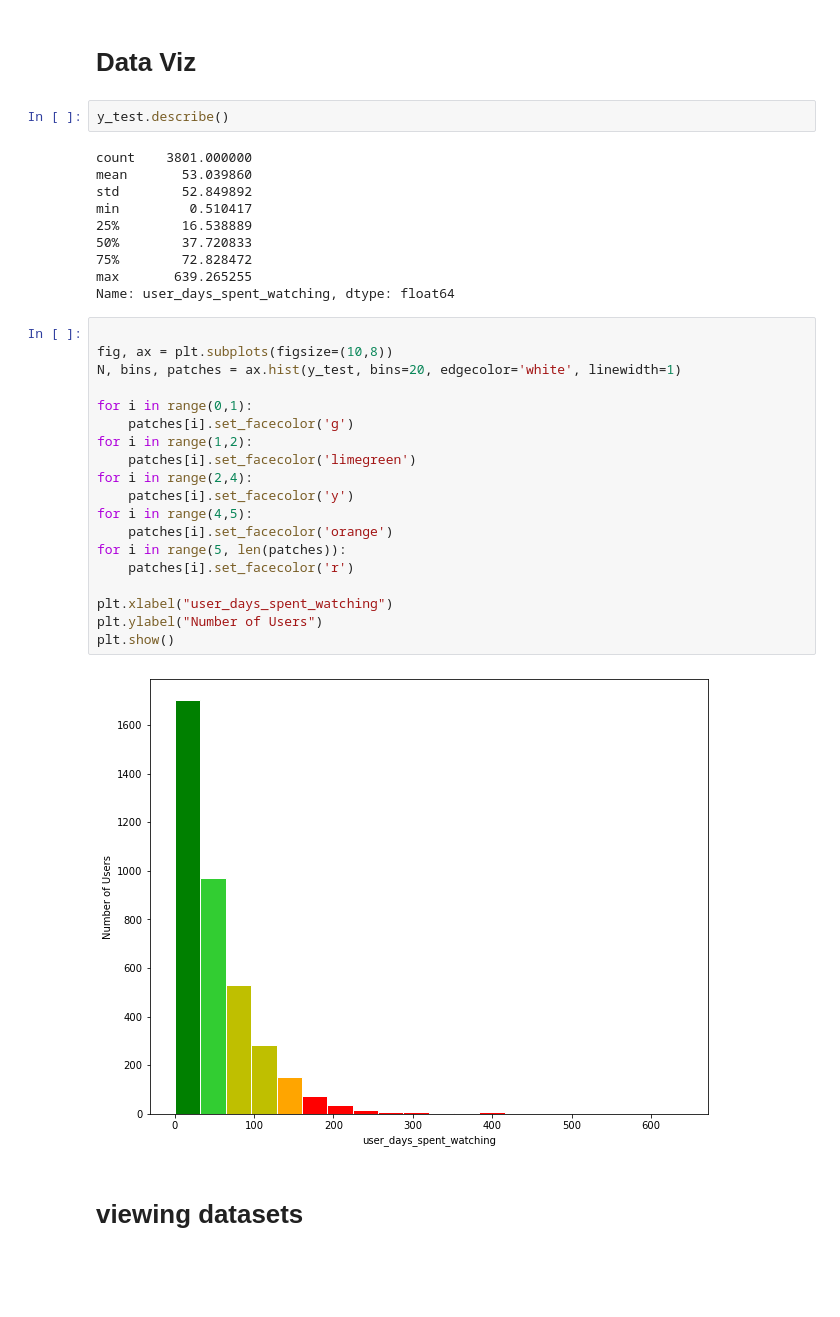
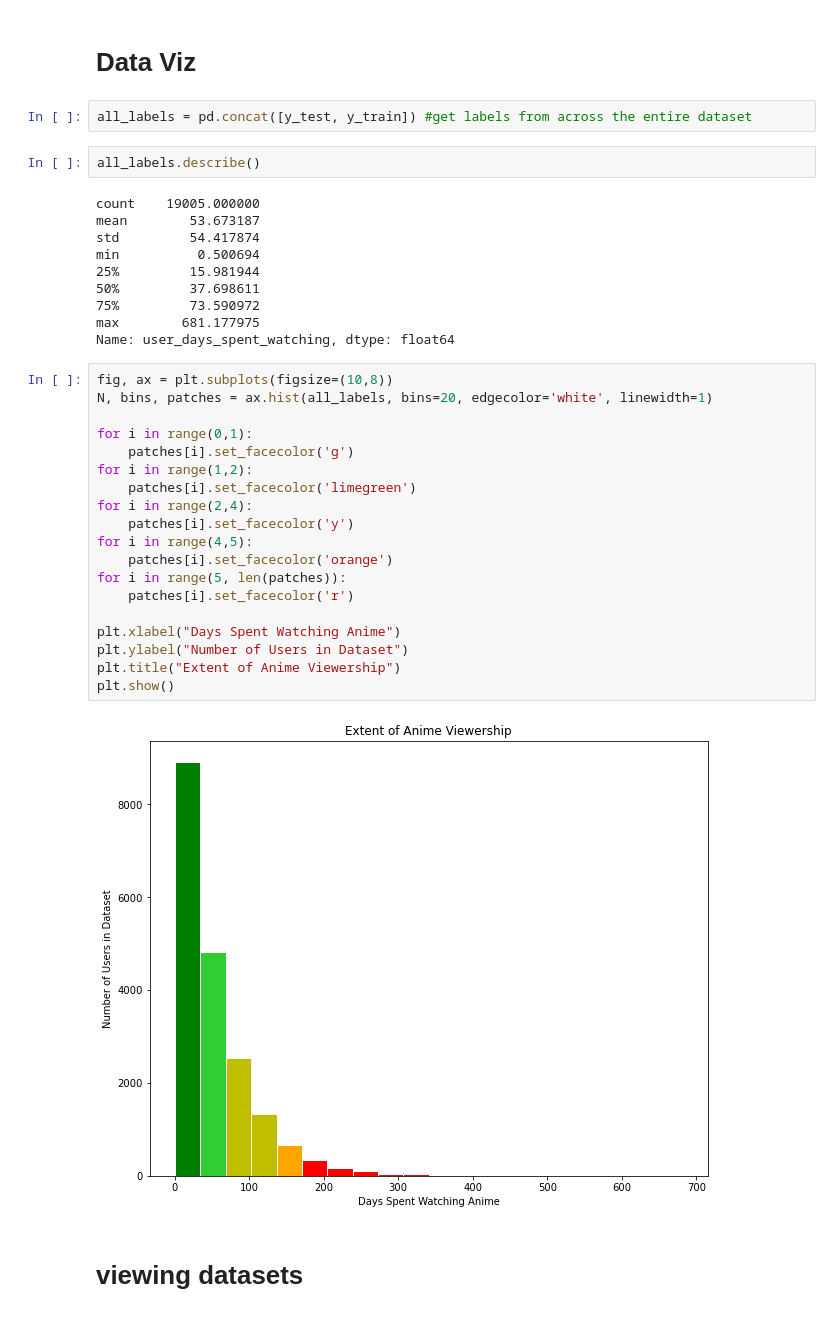
Before and after one commit to benrosenberg/ORIE-4741-project, a Jupyter notebook: build/Anime_Regressions_Regularized_Trees.ipynb, the cells around one changed output. Cells and saved outputs as stored; diff of their text form; blank space fills up the shorter version.

```diff
--- a/build/Anime_Regressions_Regularized_Trees.ipynb
+++ b/build/Anime_Regressions_Regularized_Trees.ipynb
@@ -457,39 +466,41 @@ sklearn.metrics.r2_score(y_train, gb.predict(X_train))
 0.2788506223430872
 # %% [markdown]
 # Data Viz
+# %%
+all_labels = pd.concat([y_test, y_train]) #get labels from across the entire dataset
 # %%
-y_test.describe()
+all_labels.describe()
 # %% [output]
-count    3801.000000
-mean       53.039860
-std        52.849892
-min         0.510417
-25%        16.538889
-50%        37.720833
-75%        72.828472
-max       639.265255
+count    19005.000000
+mean        53.673187
+std         54.417874
+min          0.500694
+25%         15.981944
+50%         37.698611
+75%         73.590972
+max        681.177975
 Name: user_days_spent_watching, dtype: float64
 # %%
-
 fig, ax = plt.subplots(figsize=(10,8))
-N, bins, patches = ax.hist(y_test, bins=20, edgecolor='white', linewidth=1)
+N, bins, patches = ax.hist(all_labels, bins=20, edgecolor='white', linewidth=1)
 
 for i in range(0,1):
     patches[i].set_facecolor('g')
 for i in range(1,2):
     patches[i].set_facecolor('limegreen')
 for i in range(2,4):
     patches[i].set_facecolor('y')
 for i in range(4,5):
     patches[i].set_facecolor('orange')
 for i in range(5, len(patches)):
     patches[i].set_facecolor('r')
 
-plt.xlabel("user_days_spent_watching")
-plt.ylabel("Number of Users")
+plt.xlabel("Days Spent Watching Anime")
+plt.ylabel("Number of Users in Dataset")
+plt.title("Extent of Anime Viewership")
 plt.show()
 # %% [output]
-[figure, old version]
+[figure, new version]
 # %% [markdown]
 # viewing datasets
 # %%
```
Also changed, not shown: parts of 9 cells of this notebook.
